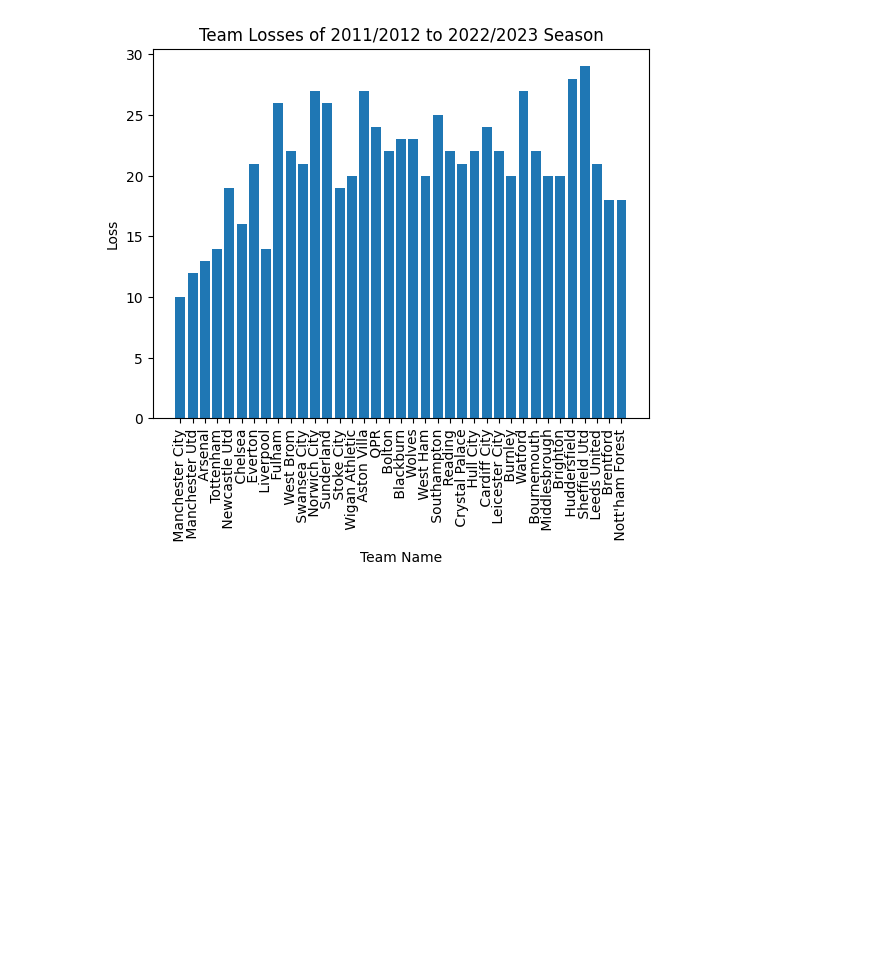
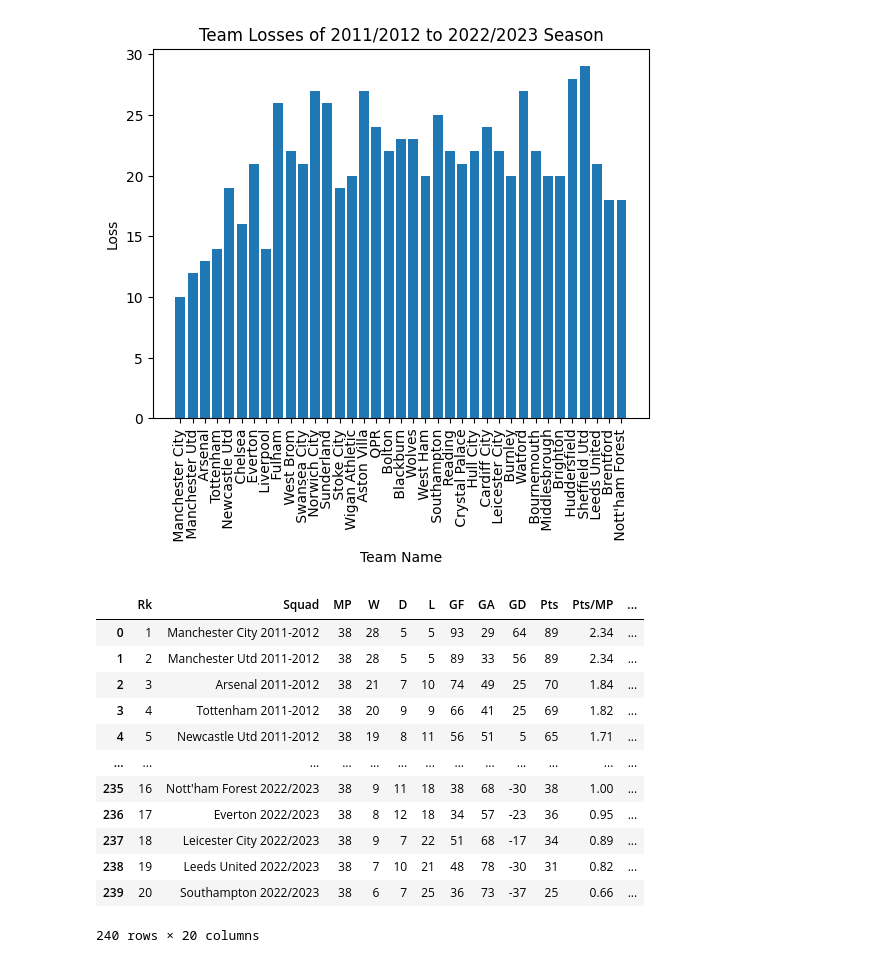
Before and after one commit to NeghiDB/365DaysSoccerDataAnalysisChallenge, a Jupyter notebook: index.ipynb, the cells around one changed output. Saved outputs shown, nothing was run; the diff lists cells and outputs as text; code cells hidden in the pictures; blank space fills up the shorter version.

Commit message:
Merged Squad and Year Column

```diff
--- a/index.ipynb
+++ b/index.ipynb
@@ -320,3 +320,33 @@ plt.title('Team Losses of 2011/2012 to 2022/2023 Season')
 plt.show()
 # %% [output]
 [figure]
+# %%
+import pandas as pd
+
+df = pd.read_csv('EPL Regular Season Stats 2011-2023 NEW.csv', encoding='latin1', index_col=None)
+
+columns_to_merge = ['Squad', 'Year']
+
+df['Squad'] = df[columns_to_merge].astype(str).apply(' '.join, axis=1)
+
+column_to_drop = 'Year'
+
+df = df.drop(column_to_drop, axis=1)
+
+df.to_csv('EPL Regular Season Stats 2011-2023 NEWEST.csv')
+
+display(df)
+# %% [output]
+|  | Rk | Squad | MP | W | D | L | GF | GA | GD | Pts | Pts/MP | ... |
+| 0 | 1 | Manchester City 2011-2012 | 38 | 28 | 5 | 5 | 93 | 29 | 64 | 89 | 2.34 | ... |
+| 1 | 2 | Manchester Utd 2011-2012 | 38 | 28 | 5 | 5 | 89 | 33 | 56 | 89 | 2.34 | ... |
+| 2 | 3 | Arsenal 2011-2012 | 38 | 21 | 7 | 10 | 74 | 49 | 25 | 70 | 1.84 | ... |
+| 3 | 4 | Tottenham 2011-2012 | 38 | 20 | 9 | 9 | 66 | 41 | 25 | 69 | 1.82 | ... |
+| 4 | 5 | Newcastle Utd 2011-2012 | 38 | 19 | 8 | 11 | 56 | 51 | 5 | 65 | 1.71 | ... |
+| ... | ... | ... | ... | ... | ... | ... | ... | ... | ... | ... | ... | ... |
+| 235 | 16 | Nott'ham Forest 2022/2023 | 38 | 9 | 11 | 18 | 38 | 68 | -30 | 38 | 1.00 | ... |
+| 236 | 17 | Everton 2022/2023 | 38 | 8 | 12 | 18 | 34 | 57 | -23 | 36 | 0.95 | ... |
+| 237 | 18 | Leicester City 2022/2023 | 38 | 9 | 7 | 22 | 51 | 68 | -17 | 34 | 0.89 | ... |
+| 238 | 19 | Leeds United 2022/2023 | 38 | 7 | 10 | 21 | 48 | 78 | -30 | 31 | 0.82 | ... |
+| 239 | 20 | Southampton 2022/2023 | 38 | 6 | 7 | 25 | 36 | 73 | -37 | 25 | 0.66 | ... |
+240 rows × 20 columns
```
Also changed, not shown: 1 other file.
